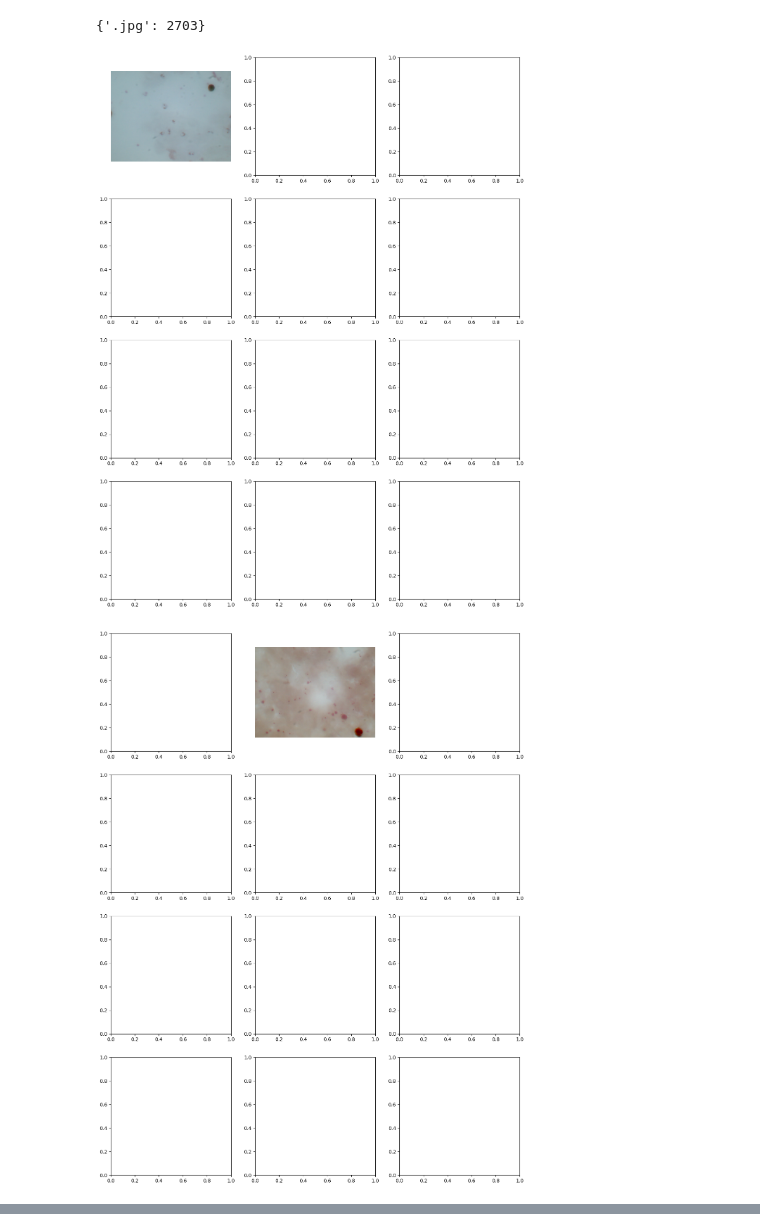
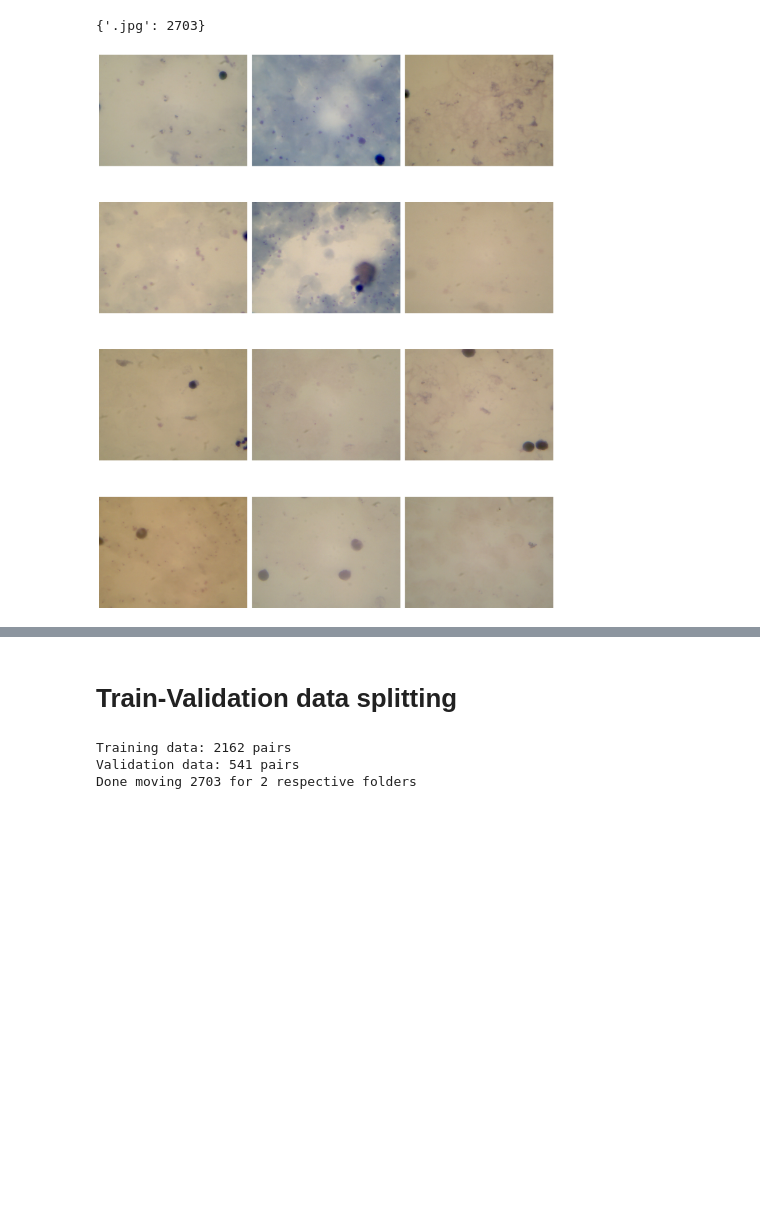
Before and after one commit to Dharren09/MicroscopyNets, a Jupyter notebook: MaskRCNN_on_microscopy_instance_segmentation.ipynb, the cells around one changed output, grey strips where cells are left out. Cells and saved outputs as stored; diff of their text form; code cells hidden in the pictures; blank space fills up the shorter version.

Commit message:
Data splitting

```diff
--- a/MaskRCNN_on_microscopy_instance_segmentation.ipynb
+++ b/MaskRCNN_on_microscopy_instance_segmentation.ipynb
@@ -104,17 +104,17 @@ def visualize_images(image_dir, n_images=12, n_cols=3, image_size=(1024, 768)):
         if len(image_paths) >= n_images:
           break
 
+  # visualization logic
+  rows = (len(image_paths) + n_cols - 1) // n_cols
+  fig, ax = plt.subplots(rows, n_cols, figsize=(15, 5*rows))
+
   for idx, image_path in enumerate(image_paths):
     if not Path(image_path).is_file():
       raise ValueError("No image to display in the following {}".format(image_path))
 
-    # visualization logic
-    rows = (len(image_paths) + n_cols - 1) // n_cols
-    fig, ax = plt.subplots(rows, n_cols, figsize=(15, 5*rows))
-
     image = cv2.imread(image_path)
-    cv2.cvtColor(image, cv2.COLOR_BGR2RGB) # by default, CV generates BGR images
-    cv2.resize(image, image_size)
+    image = cv2.cvtColor(image, cv2.COLOR_BGR2RGB) # by default, CV generates BGR images
+    image = cv2.resize(image, image_size)
 
     row = idx // n_cols
     col = idx % n_cols
@@ -129,7 +129,6 @@ def visualize_images(image_dir, n_images=12, n_cols=3, image_size=(1024, 768)):
   plt.tight_layout()
   plt.show()
 # %%
-visualize_images(IMAGES_DIR)
+visualize_images(IMAGES_DIR, n_images=12)
 # %% [output]
-[figure, old version]
+[figure, new version]
-[figure, removed]
@@ -145,0 +135,2 @@ visualize_images(IMAGES_DIR)
+# %% [markdown]
+# **Train-Validation data splitting**
@@ -145,0 +179,13 @@ visualize_images(IMAGES_DIR)
+# %%
+# file paths
+IMAGES_DIR = DATA_DIR / 'images'
+ANNOTATIONS_DIR = DATA_DIR / 'annotation'
+OUTPUT_DIR = DATA_DIR / 'TrainValData'
+
+# call
+splitter = TrainValSplitter(images_dir=IMAGES_DIR, annotations_dir=ANNOTATIONS_DIR, output_dir=OUTPUT_DIR)
+splitter.execute()
+# %% [output]
+Training data: 2162 pairs
+Validation data: 541 pairs
+Done moving 2703 for 2 respective folders
```
Also changed, not shown: parts of 2 cells of this notebook.
